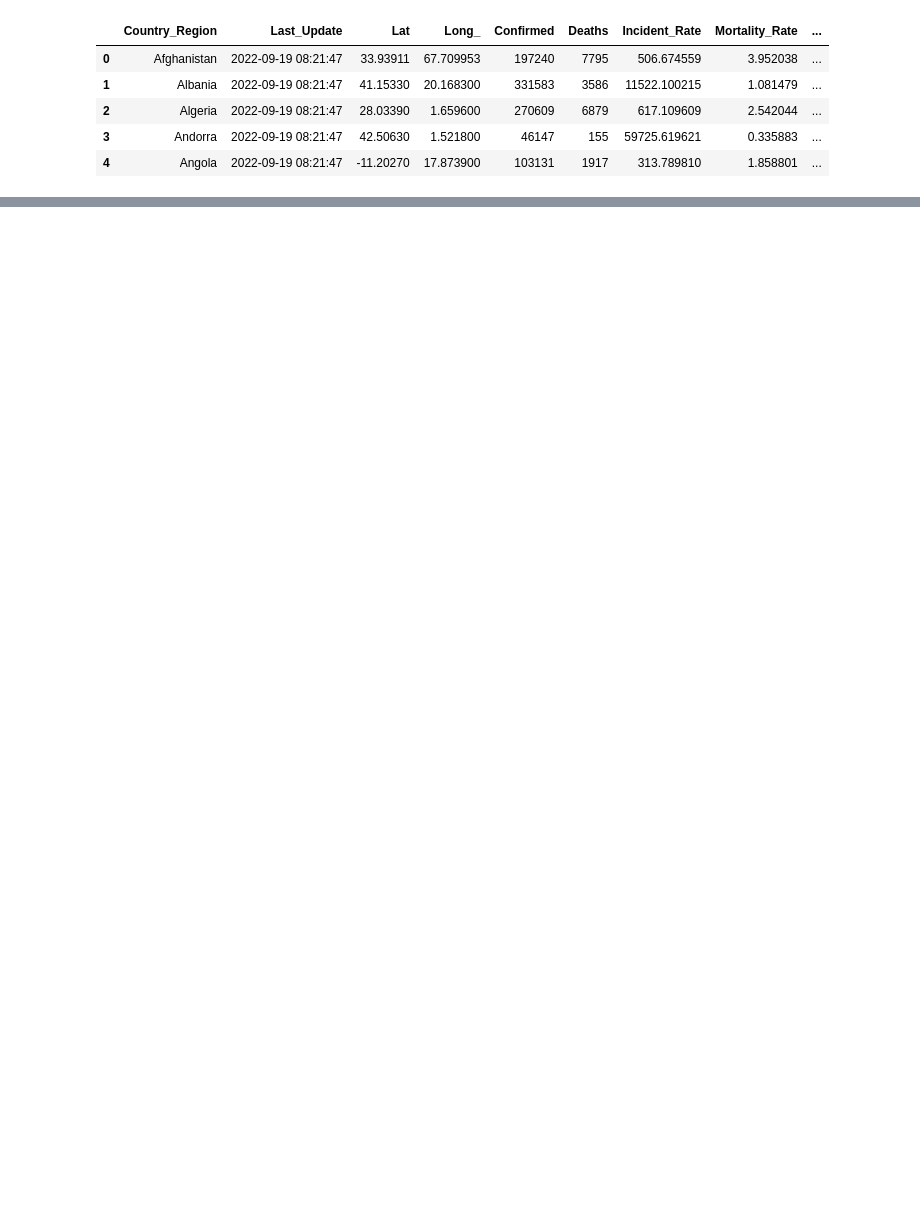
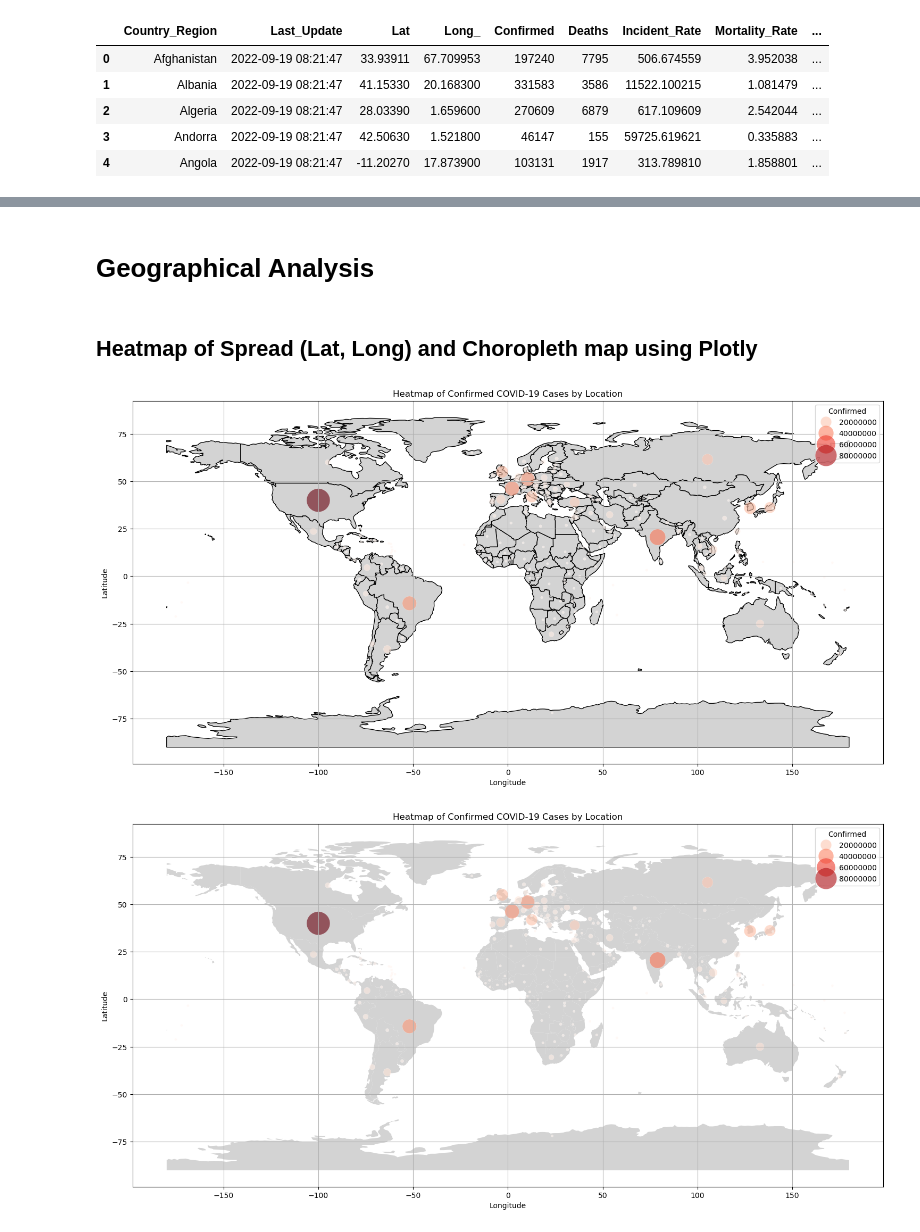
Before and after one commit to Riyocodeart/Covid_19-Data-analysis, a Jupyter notebook: Analysis.ipynb, the cells around one changed output, grey strips where cells are left out. Drawn from its saved outputs; the diff is of its cells as text; code cells hidden in the pictures; blank space fills up the shorter version.

Commit message:
Geographical analysis, kmean, ratio analysis

```diff
--- a/Analysis.ipynb
+++ b/Analysis.ipynb
@@ -142,0 +181,41 @@ cd.head()
+# %% [markdown]
+# Geographical Analysis
+# %% [markdown]
+## Heatmap of Spread (Lat, Long) and Choropleth map using Plotly
+# %%
+shapefile_path = r"C:\Users\91862\OneDrive\Desktop\Covid_19-Data-analysis\ne_110m_admin_0_countries (1)\ne_110m_admin_0_countries.shp"
+world = gpd.read_file(shapefile_path)
+
+# Plot the map
+fig, ax = plt.subplots(figsize=(15, 10))
+world.plot(ax=ax, color="lightgray", edgecolor="black")
+
+# Add COVID scatter plot on top
+sns.scatterplot(data=cd, x="Long_", y="Lat", size="Confirmed", hue="Confirmed",
+                palette="Reds", sizes=(10, 1000), alpha=0.6, ax=ax)
+
+plt.title("Heatmap of Confirmed COVID-19 Cases by Location")
+plt.xlabel("Longitude")
+plt.ylabel("Latitude")
+plt.grid(True)
+plt.tight_layout()
+plt.show()
+world = gpd.read_file(shapefile_path)
+
+# Plot base map
+fig, ax = plt.subplots(figsize=(15, 10))
+world.plot(ax=ax, color="lightgray")
+
+# Plot COVID data
+sns.scatterplot(data=cd, x="Long_", y="Lat", size="Confirmed", hue="Confirmed",
+                palette="Reds", sizes=(10, 1000), alpha=0.6, ax=ax)
+
+plt.title("Heatmap of Confirmed COVID-19 Cases by Location")
+plt.xlabel("Longitude")
+plt.ylabel("Latitude")
+plt.grid(True)
+plt.tight_layout()
+plt.show()
+# %% [output]
+[figure, added]
+[figure, added]
```
Also changed, not shown: parts of 21 cells of this notebook, 7 other files.
